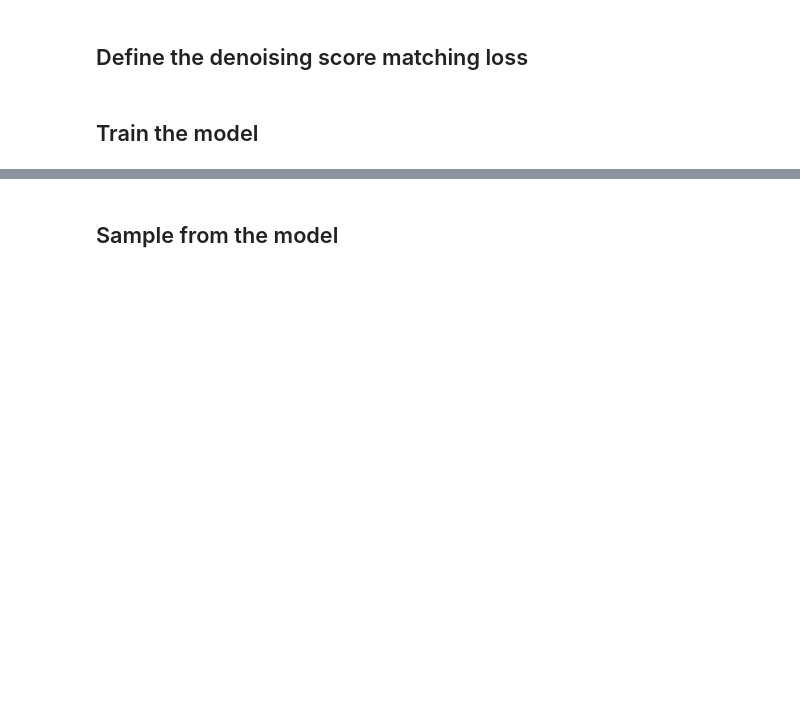
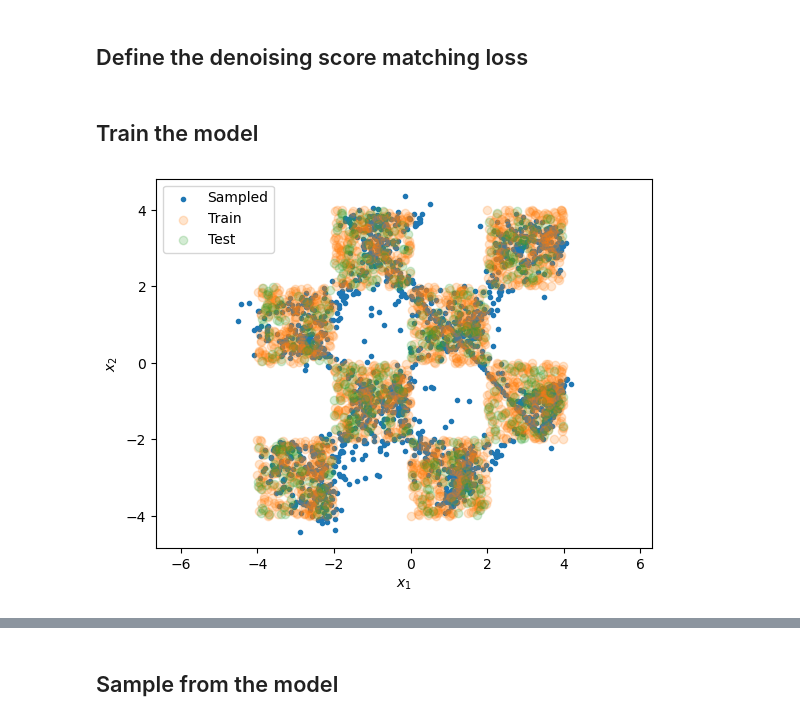
Before and after one commit to coderconroy/generative-modeling-2d, a Jupyter notebook: gan_checkerboard.ipynb, the cells around one changed output, grey strips where cells are left out. Drawn from its saved outputs; the diff is of its cells as text; code cells hidden in the pictures; blank space fills up the shorter version.

```diff
--- a/gan_checkerboard.ipynb
+++ b/gan_checkerboard.ipynb
@@ -173,32 +194,40 @@ class BatchManager(Iterator[np.ndarray]):
 # %%
-# Parameters
-num_epochs = 10000
-batch_size = 32
-bm = BatchManager(X_train, batch_size, key=next(prng_seq))
-
-# Initialize Generator and Discriminator
-g_params = generator.init(next(prng_seq), jax.random.normal(next(prng_seq), (1, latent_dim)), train=False)
-d_params = discriminator.init(next(prng_seq), X_train[:1, ...], train=False)
-
-opt_g_state = g_optimizer.init(g_params)
-opt_d_state = d_optimizer.init(d_params)
-
 # Training Loop
-d_train_losses = []
-g_train_losses = []
-d_test_losses = []
-g_test_losses = []
+num_epochs = 1000
 for epoch in tqdm(range(num_epochs), "Epoch"):
     for _ in range(bm.num_batches):
         batch = next(bm)
         d_params, g_params, opt_d_state, opt_g_state = do_batch_update(
             batch, d_params, g_params, opt_d_state, opt_g_state, next(prng_seq))
 
     # Compute losses
     d_train_loss, g_train_loss = gan_loss(d_params, g_params, X_train, next(prng_seq), train=False)
     d_test_loss, g_test_loss = gan_loss(d_params, g_params, X_test, next(prng_seq), train=False)
-    d_train_losses.append(d_train_loss)
+    d_train_losses.append(-d_train_loss)
     g_train_losses.append(g_train_loss)
-    d_test_losses.append(d_test_loss)
+    d_test_losses.append(-d_test_loss)
     g_test_losses.append(g_test_loss)
+
+# Function to generate samples from the generator
+def generate_samples(g_params: chex.ArrayTree, key: chex.PRNGKey, num_samples:int):
+    z = jax.random.normal(key, (num_samples, latent_dim))
+    samples = generator.apply(g_params, z)
+    return samples
+
+# Generate samples
+samples = generate_samples(g_params, next(prng_seq), 2000)
+
+# Plot samples
+plt.scatter(samples[:, 0], samples[:, 1], marker='.', label='Sampled')
+plt.scatter(X_train[:, 0], X_train[:, 1], alpha=0.2, marker='o', label='Train')
+plt.scatter(X_test[:, 0], X_test[:, 1], alpha=0.2, marker='o', label='Test')
+plt.xlabel("$x_1$")
+plt.ylabel("$x_2$")
+plt.axis('equal')
+# plt.xlim([-4, 4])
+# plt.ylim([-4, 4])
+plt.legend()
+plt.show()
+# %% [output]
+[figure, added]
 # %%
```
Also changed, not shown: parts of 11 cells of this notebook, 1 other file.
